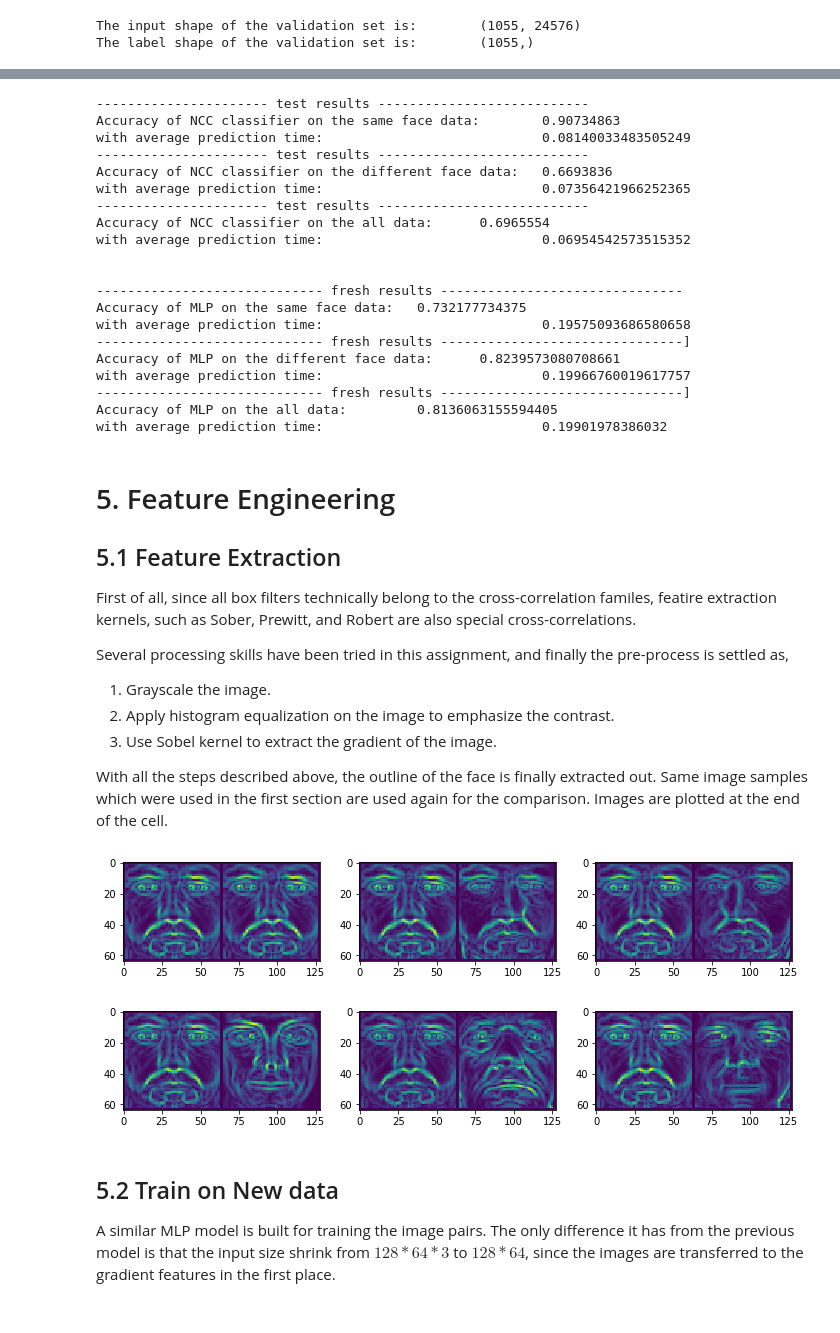
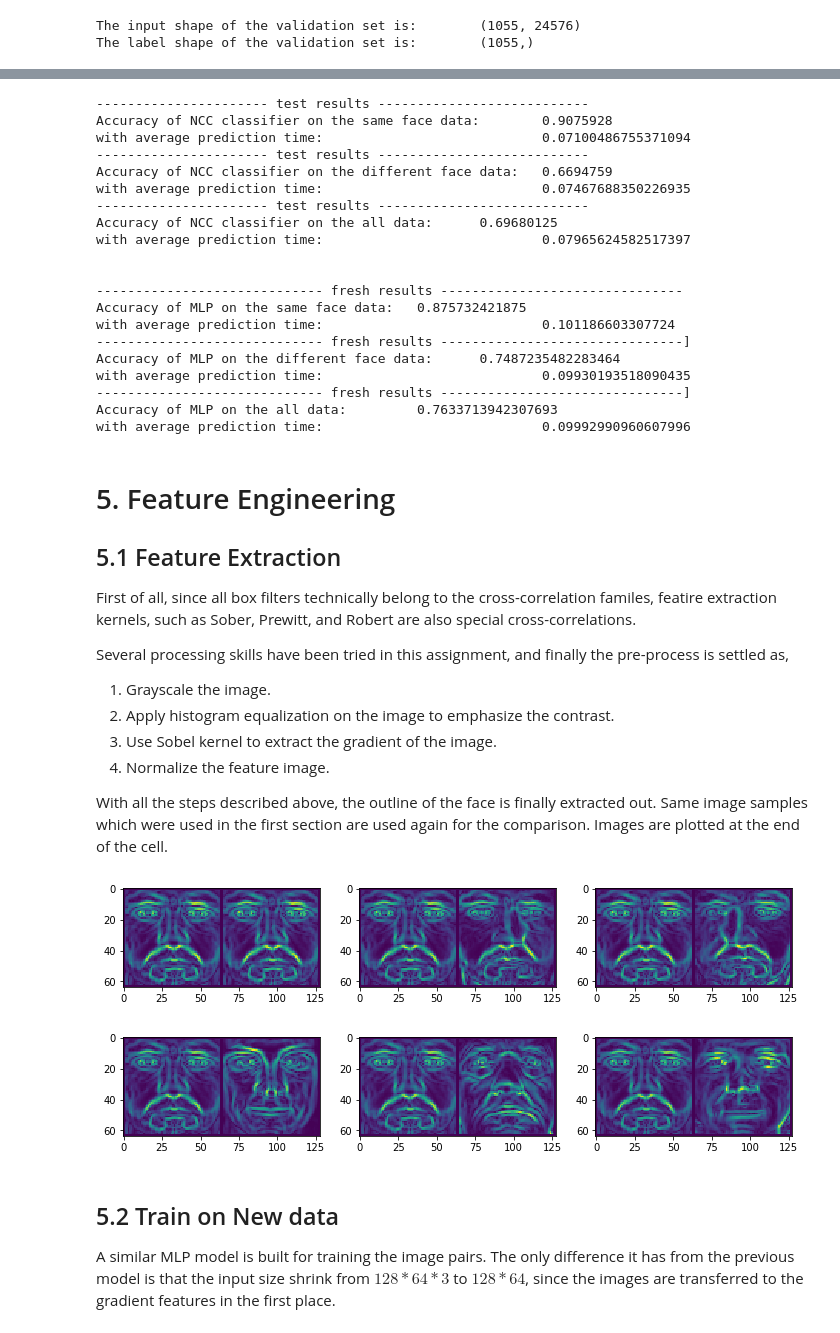
Before and after one commit to ZhangAoCanada/CSI5139F_Assignments, a Jupyter notebook: assignment2/Assignment2.ipynb, the cells around one changed output, grey strips where cells are left out. Drawn from its saved outputs; the diff is of its cells as text; code cells hidden in the pictures.

```diff
--- a/assignment2/Assignment2.ipynb
+++ b/assignment2/Assignment2.ipynb
@@ -655,47 +657,47 @@ def MLPTestOnBatch(test_imgs, test_ind, mlp_model, batch_size):
     return final_results, average_time
 
 print("\n")
-NCC_acc_same, NCC_time_same = NCCTestOnBatch(test_images, test_same_ind, batch_size)
+NCC_acc_same, NCC_time_same = NCCTestOnBatch(test_images, test_same_ind, batch_size = 512)
 print("Accuracy of NCC classifier on the same face data:\t", NCC_acc_same, \
       "\nwith average prediction time:\t\t\t\t", NCC_time_same)
-NCC_acc_diff, NCC_time_diff = NCCTestOnBatch(test_images, test_diff_ind, batch_size)
+NCC_acc_diff, NCC_time_diff = NCCTestOnBatch(test_images, test_diff_ind, batch_size = 512)
 print("Accuracy of NCC classifier on the different face data:\t", NCC_acc_diff, \
       "\nwith average prediction time:\t\t\t\t", NCC_time_diff)
-NCC_acc_all, NCC_time_all = NCCTestOnBatch(test_images, all_test_pairs, batch_size)
+NCC_acc_all, NCC_time_all = NCCTestOnBatch(test_images, all_test_pairs, batch_size = 512)
 print("Accuracy of NCC classifier on the all data:\t", NCC_acc_all, \
       "\nwith average prediction time:\t\t\t\t", NCC_time_all)
 
 print("\n")
-MLP_acc_same, MLP_time_same = MLPTestOnBatch(test_images, test_same_ind, model, batch_size)
+MLP_acc_same, MLP_time_same = MLPTestOnBatch(test_images, test_same_ind, model, batch_size = 512)
 print("Accuracy of MLP on the same face data:\t", MLP_acc_same, \
       "\nwith average prediction time:\t\t\t\t", MLP_time_same)
-MLP_acc_diff, MLP_time_diff = MLPTestOnBatch(test_images, test_diff_ind, model, batch_size)
+MLP_acc_diff, MLP_time_diff = MLPTestOnBatch(test_images, test_diff_ind, model, batch_size = 512)
 print("Accuracy of MLP on the different face data:\t", MLP_acc_diff, \
       "\nwith average prediction time:\t\t\t\t", MLP_time_diff)
-MLP_acc_all, MLP_time_all = MLPTestOnBatch(test_images, all_test_pairs, model, batch_size)
+MLP_acc_all, MLP_time_all = MLPTestOnBatch(test_images, all_test_pairs, model, batch_size = 512)
 print("Accuracy of MLP on the all data:\t", MLP_acc_all, \
       "\nwith average prediction time:\t\t\t\t", MLP_time_all)
 # %% [output]
 ---------------------- test results ---------------------------
-Accuracy of NCC classifier on the same face data:        0.90734863
-with average prediction time:                            0.08140033483505249
+Accuracy of NCC classifier on the same face data:        0.9075928
+with average prediction time:                            0.07100486755371094
 ---------------------- test results ---------------------------
-Accuracy of NCC classifier on the different face data:   0.6693836
-with average prediction time:                            0.07356421966252365
+Accuracy of NCC classifier on the different face data:   0.6694759
+with average prediction time:                            0.07467688350226935
 ---------------------- test results ---------------------------
-Accuracy of NCC classifier on the all data:      0.6965554
-with average prediction time:                            0.06954542573515352
+Accuracy of NCC classifier on the all data:      0.69680125
+with average prediction time:                            0.07965624582517397
 
 
 ----------------------------- fresh results -------------------------------
-Accuracy of MLP on the same face data:   0.732177734375
-with average prediction time:                            0.19575093686580658
+Accuracy of MLP on the same face data:   0.875732421875
+with average prediction time:                            0.101186603307724
 ----------------------------- fresh results -------------------------------]
-Accuracy of MLP on the different face data:      0.8239573080708661
-with average prediction time:                            0.19966760019617757
+Accuracy of MLP on the different face data:      0.7487235482283464
+with average prediction time:                            0.09930193518090435
 ----------------------------- fresh results -------------------------------]
-Accuracy of MLP on the all data:         0.8136063155594405
-with average prediction time:                            0.19901978386032
+Accuracy of MLP on the all data:         0.7633713942307693
+with average prediction time:                            0.09992990960607996
 # %% [markdown]
 <a id='Feature_engineering'></a>
 
@@ -711,6 +713,7 @@ Several processing skills have been tried in this assignment, and finally the pr
 1. Grayscale the image.
 2. Apply histogram equalization on the image to emphasize the contrast.
 3. Use Sobel kernel to extract the gradient of the image.
+4. Normalize the feature image.
 
 With all the steps described above, the outline of the face is finally extracted out. Same image samples which were used in the first section are used again for the comparison. Images are plotted at the end of the cell.
 # %%
@@ -734,7 +737,11 @@ def GrayHistSobel(img):
     """
     gray_img = rgb2gray(img)
     gray_hist = equalize_hist(gray_img)
-    return sobel(gray_hist)
+    output_img = sobel(gray_hist)
+    output_img = output_img.astype(np.float32)
+    output_img = (output_img - output_img.mean()) / \
+                   np.sqrt(np.sum(np.square(output_img - output_img.mean())))
+    return output_img
 
 # try image processing skills on all the example images
 image_processsample_1 = GrayHistSobel(image_example_1)
@@ -749,34 +756,34 @@ image_processsample_7 = GrayHistSobel(image_example_7)
 sample1 = np.concatenate([image_processsample_1, image_processsample_2], axis = 1)
 sample2 = np.concatenate([image_processsample_1, image_processsample_3], axis = 1)
 sample3 = np.concatenate([image_processsample_1, image_processsample_4], axis = 1)
 # try with different faces with different illumination
 sample4 = np.concatenate([image_processsample_1, image_processsample_5], axis = 1)
 sample5 = np.concatenate([image_processsample_1, image_processsample_6], axis = 1)
 sample6 = np.concatenate([image_processsample_1, image_processsample_7], axis = 1)
 
 
 # show results of the same faces
 fig = plt.figure(figsize = (12, 4))
 ax1 = fig.add_subplot(131)
 ax2 = fig.add_subplot(132)
 ax3 = fig.add_subplot(133)
 ax1.imshow(sample1)
 ax2.imshow(sample2)
 ax3.imshow(sample3)
 plt.show()
 
 # show results of different faces
 fig = plt.figure(figsize = (12, 4))
 ax1 = fig.add_subplot(131)
 ax2 = fig.add_subplot(132)
 ax3 = fig.add_subplot(133)
 ax1.imshow(sample4)
 ax2.imshow(sample5)
 ax3.imshow(sample6)
 plt.show()
 # %% [output]
 [figure]
-[figure, old version]
+[figure, new version]
 # %% [markdown]
 <a id='train_on_new_data'></a>
 
```
Also changed, not shown: parts of 15 cells of this notebook.
